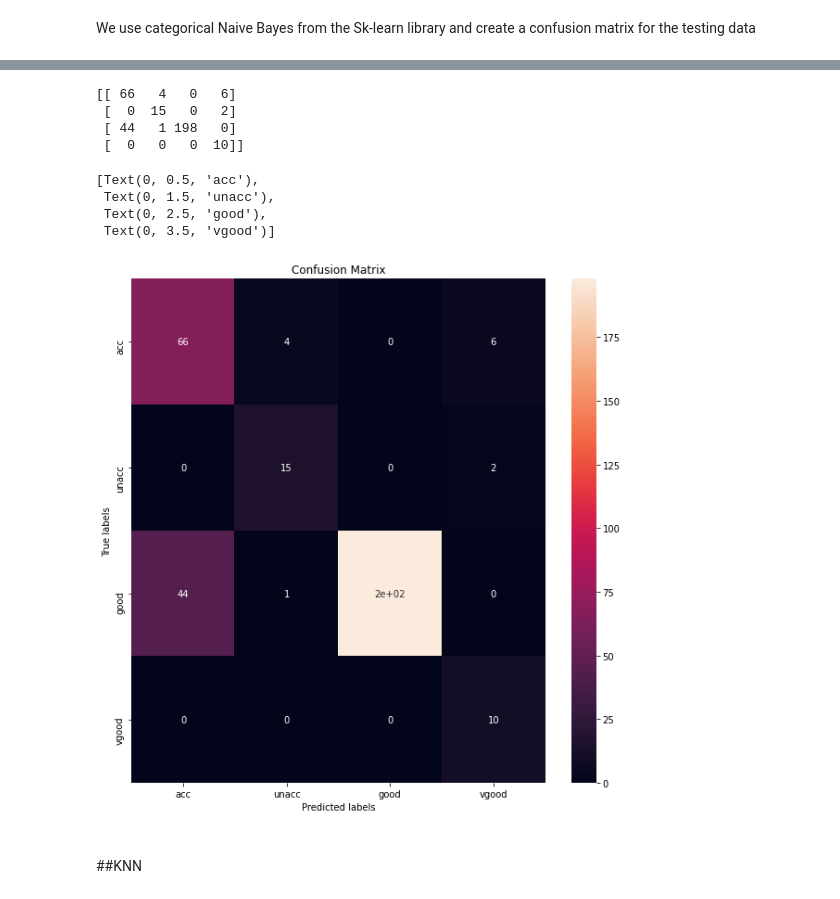
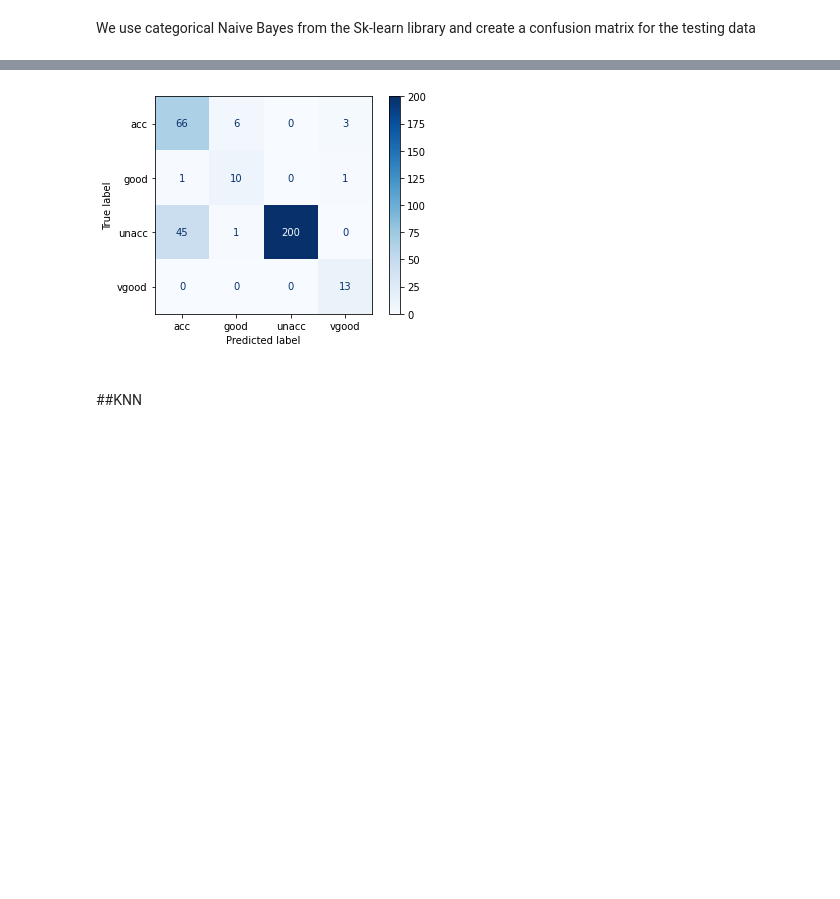
Before and after one commit to priyansh-rawat/Car_Evaluation, a Jupyter notebook: Car_Evaluation.ipynb, the cells around one changed output, grey strips where cells are left out. Drawn from its saved outputs; the diff is of its cells as text; code cells hidden in the pictures; blank space fills up the shorter version.

```diff
--- a/Car_Evaluation.ipynb
+++ b/Car_Evaluation.ipynb
@@ -314,27 +322,7 @@ Testing Loss -  0.3098176645793887
-# %%
-cf_matrix = confusion_matrix(Y_test,nb.predict(X_test))
-print(cf_matrix)
-# %% [output]
-[[ 66   4   0   6]
- [  0  15   0   2]
- [ 44   1 198   0]
- [  0   0   0  10]]
-# %%
-plt.figure(figsize=(10,10))
-ax= plt.subplot()
-sns.heatmap(cf_matrix,annot = True, ax = ax)
-
-ax.set_xlabel('Predicted labels')
-ax.set_ylabel('True labels')
-ax.set_title('Confusion Matrix')
-ax.xaxis.set_ticklabels(Y_test.unique())
-ax.yaxis.set_ticklabels(Y_test.unique())
-# %% [output]
-[Text(0, 0.5, 'acc'),
- Text(0, 1.5, 'unacc'),
- Text(0, 2.5, 'good'),
- Text(0, 3.5, 'vgood')]
-[figure, removed]
+# %%
+disp = plot_confusion_matrix(nb, X_test, Y_test,cmap=plt.cm.Blues,values_format='d')
+# %% [output]
+[figure, added]
 # %% [markdown]
 <br></br>
 ##KNN
```
Also changed, not shown: parts of 15 cells of this notebook.
